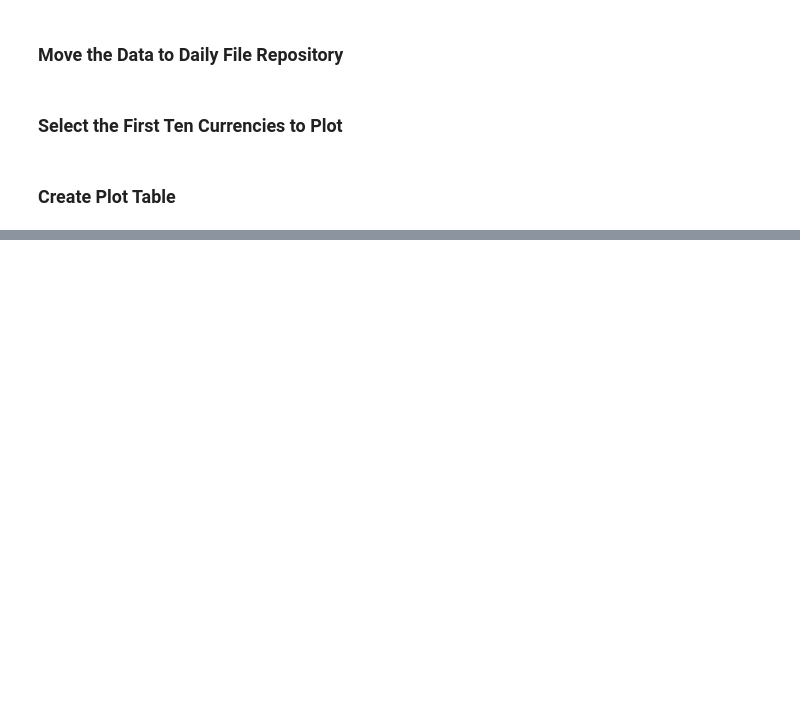
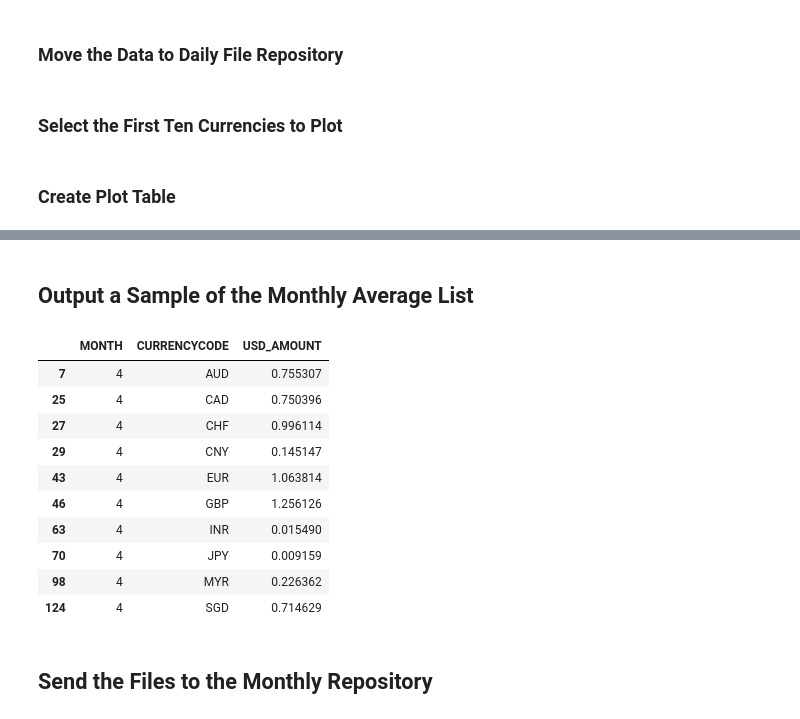
Before and after one commit to dbjohnsonii/currency_monitor, a Jupyter notebook: currency_monitor.ipynb, the cells around one changed output, grey strips where cells are left out. Cells and saved outputs as stored; diff of their text form; code cells hidden in the pictures; blank space fills up the shorter version.

```diff
--- a/currency_monitor.ipynb
+++ b/currency_monitor.ipynb
@@ -339,0 +375,29 @@ charts.set_ylabel("USD")
+# %%
+big_frame_plot=big_frame.groupby(['CURRENCYCODE','MONTH'],as_index=False)['USD_AMOUNT'].mean() #group the information on the avearge USD Amount
+# %% [markdown]
+## Output a Sample of the Monthly Average List
+# %%
+big_frame_plot[['MONTH','CURRENCYCODE','USD_AMOUNT']][(big_frame_plot['CURRENCYCODE']=='EUR')
+                                                      |(big_frame_plot['CURRENCYCODE']=='GBP')
+                                                      |(big_frame_plot['CURRENCYCODE']=='AUD')
+                                                      |(big_frame_plot['CURRENCYCODE']=='MYR')
+                                                      |(big_frame_plot['CURRENCYCODE']=='JPY')
+                                                      |(big_frame_plot['CURRENCYCODE']=='CNY')
+                                                      |(big_frame_plot['CURRENCYCODE']=='CHF')
+                                                      |(big_frame_plot['CURRENCYCODE']=='CAD')
+                                                      |(big_frame_plot['CURRENCYCODE']=='INR')
+                                                      |(big_frame_plot['CURRENCYCODE']=='SGD')] #Output the desired information
+# %% [output]
+|  | MONTH | CURRENCYCODE | USD_AMOUNT |
+| 7 | 4 | AUD | 0.755307 |
+| 25 | 4 | CAD | 0.750396 |
+| 27 | 4 | CHF | 0.996114 |
+| 29 | 4 | CNY | 0.145147 |
+| 43 | 4 | EUR | 1.063814 |
+| 46 | 4 | GBP | 1.256126 |
+| 63 | 4 | INR | 0.015490 |
+| 70 | 4 | JPY | 0.009159 |
+| 98 | 4 | MYR | 0.226362 |
+| 124 | 4 | SGD | 0.714629 |
+# %% [markdown]
+## Send the Files to the Monthly Repository
```
Also changed, not shown: parts of 21 cells of this notebook.
